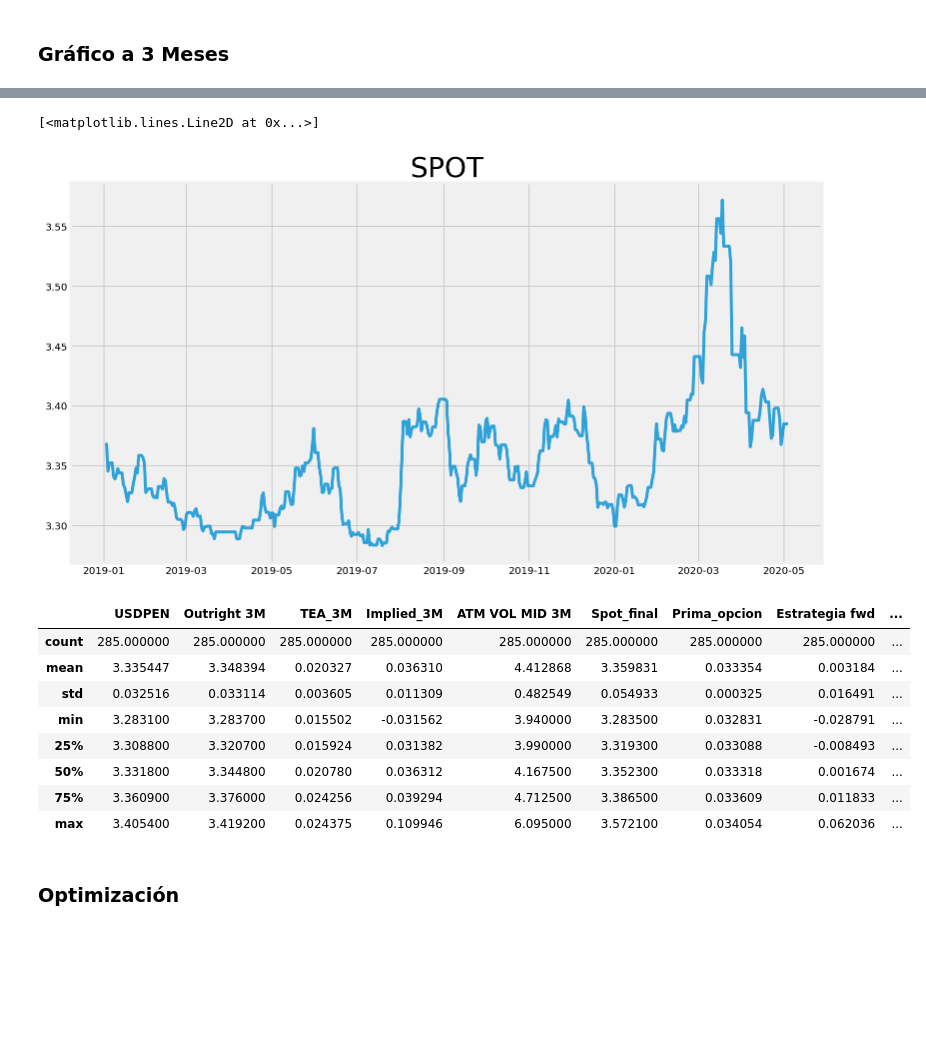
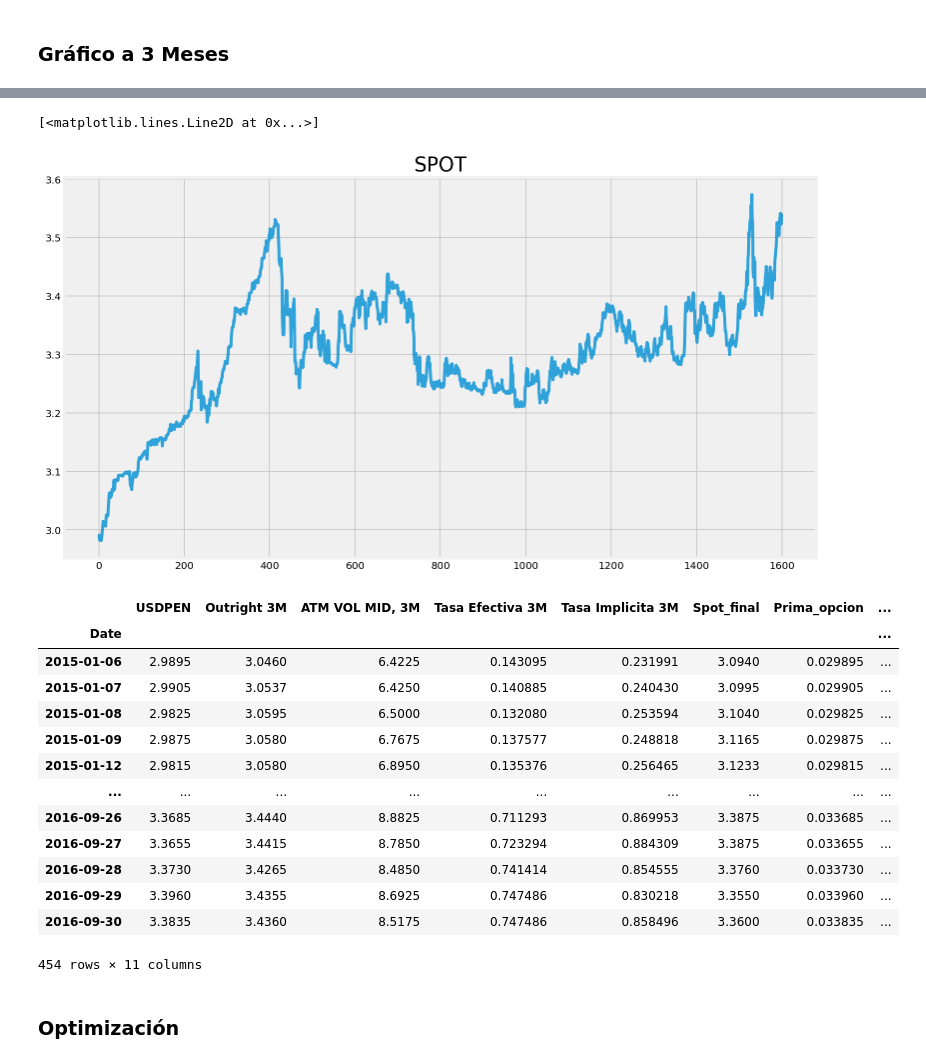
Before and after one commit to PBenavides/Practice_Notebooks, a Jupyter notebook: Finance_with_Python/Fwd_opciones_y_spot.ipynb, the cells around one changed output, grey strips where cells are left out. Saved outputs shown, nothing was run; the diff lists cells and outputs as text; code cells hidden in the pictures; blank space fills up the shorter version.

```diff
--- a/Finance_with_Python/Fwd_opciones_y_spot.ipynb
+++ b/Finance_with_Python/Fwd_opciones_y_spot.ipynb
@@ -22,3 +23,6 @@ Dia primero: 2019-01-02 00:00:00
+# %%
+#Análisis a tres meses
+inputs = data[['USDPEN','Outright 3M','ATM VOL MID, 3M', 'Tasa Efectiva 3M','Tasa Implicita 3M']].dropna()
 # %% [markdown]
 ##### Las variables involucradas en la metodología son:
 
@@ -105,0 +137,10 @@ def sin_cobertura(spot_final, spot_inicial, type='compra'):
+# %%
+rango_dias_totales = pd.date_range(start_date, final_date - timedelta(days=1), freq='d')
+cota_superior_test = start_date + timedelta(days=88)
+cota_inferior_input = final_date - timedelta(days=90)
+print(rango_dias_totales)
+#Tengo la lista de todos los días de la semana. Para que no haya errores en cuanto a los fds y feriados
+df = pd.DataFrame(rango_dias_totales).rename(columns={0:'Date'}).merge(inputs.reset_index(), on='Date', how='outer').bfill()
+#Borraré los fines de semana.
+test_df = df[(df['Date']>= cota_superior_test)]
+input_df = df[(df['Date']>= start_date)&(df['Date']<= cota_inferior_input)]
@@ -106,31 +172,19 @@ def sin_cobertura(spot_final, spot_inicial, type='compra'):
 # %%
-inputs = data[['USDPEN','Outright 3M','TEA_3M','Implied_3M','ATM VOL MID 3M']]
-#S - K - Rd - Rf - vol
-
-#Establezco los días para hacer el análisis a 3M
-start_date = data.index.min()
-final_date = data.index.max()
-rango_dias_totales = pd.date_range(start_date, final_date-timedelta(days=1), freq='d')
-cota_superior_test = start_date + timedelta(days=90)
-cota_inferior_input = final_date - timedelta(days=90)
-
-#Tengo la lista de todos los días de la semana. Para que no haya errores en cuanto a los fds y feriados
-df = pd.DataFrame(rango_dias_totales).rename(columns={0:'Date'}).merge(inputs.reset_index(), on='Date', how='outer').bfill()
-#Borraré los fines de semana.
-test_df = df[df['Date']>= cota_superior_test]
-input_df = df[df['Date']<= cota_inferior_input]
-
 print('test shape: {}\ninput shape: {}'.format(test_df.shape, input_df.shape))
 #Creo mis variables.
-df.set_index('Date',inplace=True)
+#df.set_index('Date',inplace=True)
 final_df = input_df.copy()
 columnas_finales = [*input_df.columns] + ['Spot_final','Prima_opcion','Estrategia fwd','Estrategia opción']
 final_df = final_df.reindex(columns=columnas_finales)
 final_df.set_index('Date', inplace=True)
 #df.set_index('Date',inplace=True)
-final_df['Prima_opcion'] = final_df.apply(lambda x: value_call_or_put(x['USDPEN'], x['Outright 3M'], 90, x['TEA_3M'], x['Implied_3M'],x['ATM VOL MID 3M']),axis=1)
+final_df['Prima_opcion'] = final_df.apply(lambda x: value_call_or_put(x['USDPEN'], x['Outright 3M'], 90, x['Tasa Efectiva 3M'], x['Tasa Implicita 3M'],x['ATM VOL MID, 3M']),axis=1)
 for fecha in final_df.index:
-    final_df['Spot_final'][fecha] = df['USDPEN'][fecha + timedelta(days=90)]
+    try:
+        #print('fecha: {} Eval: {}'.format(fecha, fecha+timedelta(days=90)))
+        final_df['Spot_final'][fecha] = df.set_index('Date')['USDPEN'][fecha + timedelta(days=90)]
+    except KeyError:
+        print(fecha, 'y',fecha+timedelta(days=90))
 final_df['Estrategia fwd'] = final_df.apply(lambda x: estrategia_fwd(x['Outright 3M'], x['Spot_final']),axis=1)
 final_df['Estrategia opción'] = final_df.apply(lambda x: prima_total(x['Prima_opcion'], x['Outright 3M'], x['Spot_final'],x['USDPEN']),axis=1)
 final_df['Sin_cobertura'] = final_df.apply(lambda x: sin_cobertura(x['Spot_final'],x['USDPEN']),axis=1)
@@ -164,23 +241,28 @@ plt.plot(final_df.index, final_df['Prima_opcion'],lw=3, alpha=0.8)
 # %%
 #Spot
 plt.figure(figsize=(12,7))
-plt.title('SPOT',fontsize=28)
+plt.title('SPOT',fontsize=20)
 plt.plot(df.index, df['USDPEN'],lw=3, alpha=0.8)
 # %% [output]
 [<matplotlib.lines.Line2D at 0x...>]
-[figure, old version]
+[figure, new version]
 # %%
-final_df.describe()
+final_df
 # %% [output]
-|  | USDPEN | Outright 3M | TEA_3M | Implied_3M | ATM VOL MID 3M | Spot_final | Prima_opcion | Estrategia fwd | ... |
-| count | 285.000000 | 285.000000 | 285.000000 | 285.000000 | 285.000000 | 285.000000 | 285.000000 | 285.000000 | ... |
-| mean | 3.335447 | 3.348394 | 0.020327 | 0.036310 | 4.412868 | 3.359831 | 0.033354 | 0.003184 | ... |
-| std | 0.032516 | 0.033114 | 0.003605 | 0.011309 | 0.482549 | 0.054933 | 0.000325 | 0.016491 | ... |
-| min | 3.283100 | 3.283700 | 0.015502 | -0.031562 | 3.940000 | 3.283500 | 0.032831 | -0.028791 | ... |
-| 25% | 3.308800 | 3.320700 | 0.015924 | 0.031382 | 3.990000 | 3.319300 | 0.033088 | -0.008493 | ... |
-| 50% | 3.331800 | 3.344800 | 0.020780 | 0.036312 | 4.167500 | 3.352300 | 0.033318 | 0.001674 | ... |
-| 75% | 3.360900 | 3.376000 | 0.024256 | 0.039294 | 4.712500 | 3.386500 | 0.033609 | 0.011833 | ... |
-| max | 3.405400 | 3.419200 | 0.024375 | 0.109946 | 6.095000 | 3.572100 | 0.034054 | 0.062036 | ... |
+|  | USDPEN | Outright 3M | ATM VOL MID, 3M | Tasa Efectiva 3M | Tasa Implicita 3M | Spot_final | Prima_opcion | ... |
+| Date |  |  |  |  |  |  |  | ... |
+| 2015-01-06 | 2.9895 | 3.0460 | 6.4225 | 0.143095 | 0.231991 | 3.0940 | 0.029895 | ... |
+| 2015-01-07 | 2.9905 | 3.0537 | 6.4250 | 0.140885 | 0.240430 | 3.0995 | 0.029905 | ... |
+| 2015-01-08 | 2.9825 | 3.0595 | 6.5000 | 0.132080 | 0.253594 | 3.1040 | 0.029825 | ... |
+| 2015-01-09 | 2.9875 | 3.0580 | 6.7675 | 0.137577 | 0.248818 | 3.1165 | 0.029875 | ... |
+| 2015-01-12 | 2.9815 | 3.0580 | 6.8950 | 0.135376 | 0.256465 | 3.1233 | 0.029815 | ... |
+| ... | ... | ... | ... | ... | ... | ... | ... | ... |
+| 2016-09-26 | 3.3685 | 3.4440 | 8.8825 | 0.711293 | 0.869953 | 3.3875 | 0.033685 | ... |
+| 2016-09-27 | 3.3655 | 3.4415 | 8.7850 | 0.723294 | 0.884309 | 3.3875 | 0.033655 | ... |
+| 2016-09-28 | 3.3730 | 3.4265 | 8.4850 | 0.741414 | 0.854555 | 3.3760 | 0.033730 | ... |
+| 2016-09-29 | 3.3960 | 3.4355 | 8.6925 | 0.747486 | 0.830218 | 3.3550 | 0.033960 | ... |
+| 2016-09-30 | 3.3835 | 3.4360 | 8.5175 | 0.747486 | 0.858496 | 3.3600 | 0.033835 | ... |
+454 rows × 11 columns
 # %% [markdown]
 ### Optimización
 # %%
```
Also changed, not shown: parts of 18 cells of this notebook, 2 other files.
